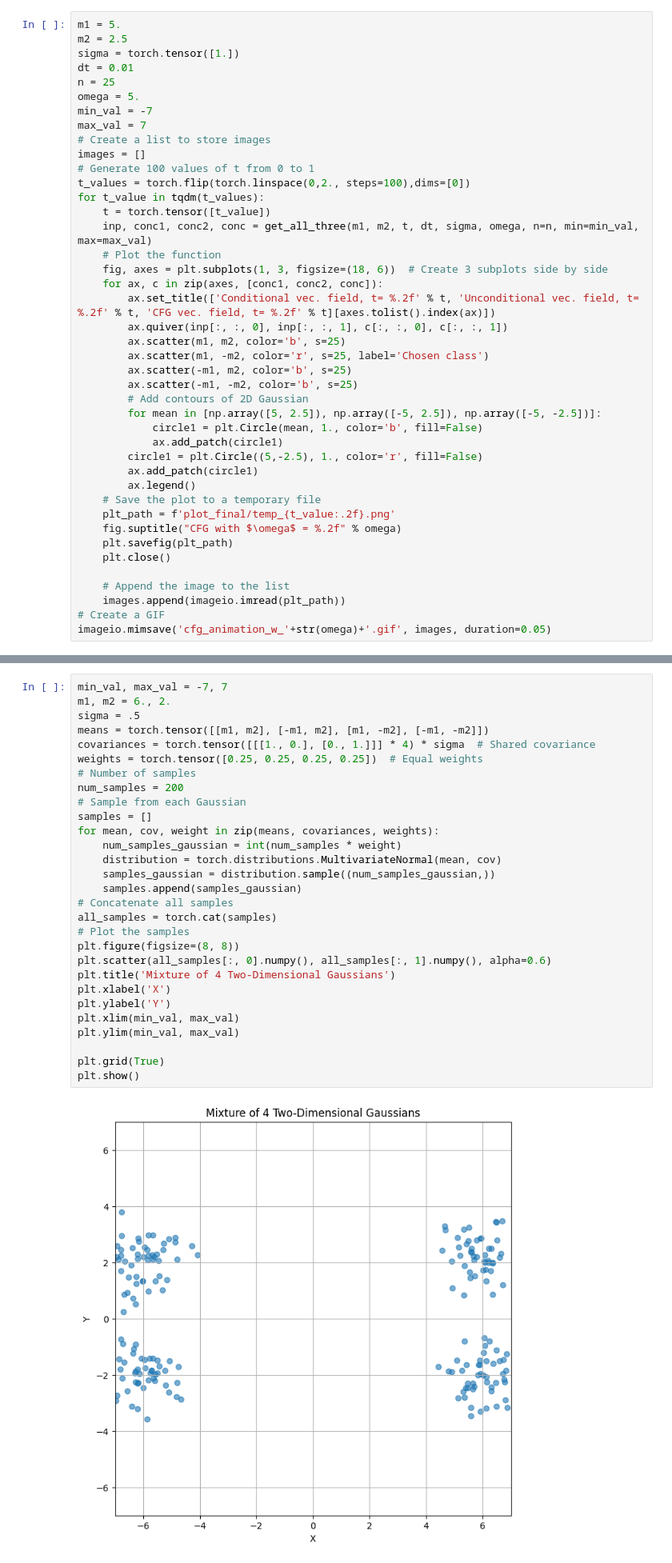
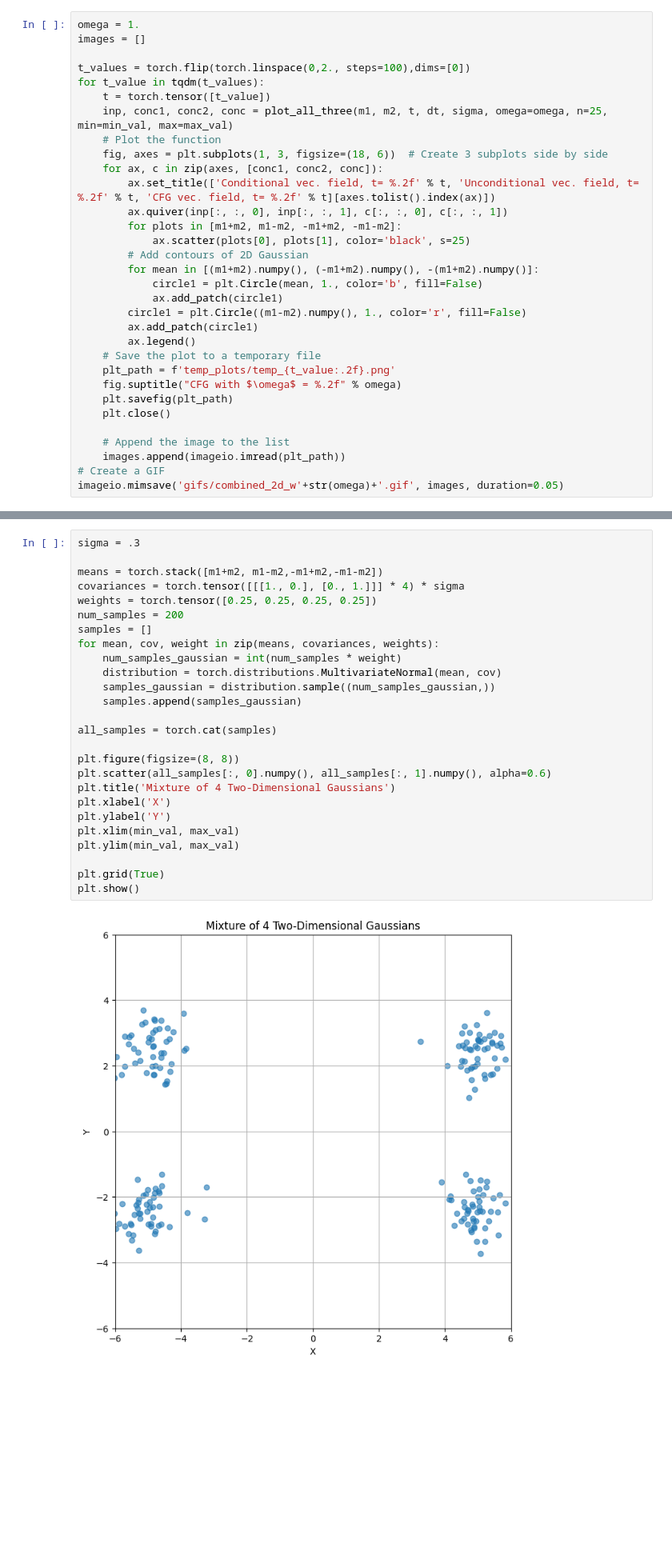
Before and after one commit to krunolp/cfg_theory, a Jupyter notebook: 2dgauss.ipynb, the cells around one changed output, grey strips where cells are left out. Shown at 80% size. Cells and saved outputs as stored; diff of their text form; blank space fills up the shorter version.

```diff
--- a/2dgauss.ipynb
+++ b/2dgauss.ipynb
@@ -207,37 +171,27 @@ _, _, _, _= get_all_three(m1, m2, t, dt, sigma, 5., n=25, min=-7, max=7, plot=Tr
 # %%
-m1 = 5.
-m2 = 2.5
-sigma = torch.tensor([1.])
-dt = 0.01
-n = 25
-omega = 5.
-min_val = -7
-max_val = 7
-# Create a list to store images
+omega = 1.
 images = []
-# Generate 100 values of t from 0 to 1
+
 t_values = torch.flip(torch.linspace(0,2., steps=100),dims=[0])
 for t_value in tqdm(t_values):
     t = torch.tensor([t_value])
-    inp, conc1, conc2, conc = get_all_three(m1, m2, t, dt, sigma, omega, n=n, min=min_val, max=max_val)
+    inp, conc1, conc2, conc = plot_all_three(m1, m2, t, dt, sigma, omega=omega, n=25, min=min_val, max=max_val)
     # Plot the function
     fig, axes = plt.subplots(1, 3, figsize=(18, 6))  # Create 3 subplots side by side
     for ax, c in zip(axes, [conc1, conc2, conc]):
         ax.set_title(['Conditional vec. field, t= %.2f' % t, 'Unconditional vec. field, t= %.2f' % t, 'CFG vec. field, t= %.2f' % t][axes.tolist().index(ax)])
         ax.quiver(inp[:, :, 0], inp[:, :, 1], c[:, :, 0], c[:, :, 1])
-        ax.scatter(m1, m2, color='b', s=25)
-        ax.scatter(m1, -m2, color='r', s=25, label='Chosen class')
-        ax.scatter(-m1, m2, color='b', s=25)
-        ax.scatter(-m1, -m2, color='b', s=25)
+        for plots in [m1+m2, m1-m2, -m1+m2, -m1-m2]:
+            ax.scatter(plots[0], plots[1], color='black', s=25)
         # Add contours of 2D Gaussian
-        for mean in [np.array([5, 2.5]), np.array([-5, 2.5]), np.array([-5, -2.5])]:
+        for mean in [(m1+m2).numpy(), (-m1+m2).numpy(), -(m1+m2).numpy()]:
             circle1 = plt.Circle(mean, 1., color='b', fill=False)
             ax.add_patch(circle1)
-        circle1 = plt.Circle((5,-2.5), 1., color='r', fill=False)
+        circle1 = plt.Circle((m1-m2).numpy(), 1., color='r', fill=False)
         ax.add_patch(circle1)
         ax.legend()
     # Save the plot to a temporary file
-    plt_path = f'plot_final/temp_{t_value:.2f}.png'
+    plt_path = f'temp_plots/temp_{t_value:.2f}.png'
     fig.suptitle("CFG with $\omega$ = %.2f" % omega)
     plt.savefig(plt_path)
     plt.close()
@@ -245,4 +199,4 @@ for t_value in tqdm(t_values):
     # Append the image to the list
     images.append(imageio.imread(plt_path))
 # Create a GIF
-imageio.mimsave('cfg_animation_w_'+str(omega)+'.gif', images, duration=0.05)
+imageio.mimsave('gifs/combined_2d_w'+str(omega)+'.gif', images, duration=0.05)
@@ -251,32 +205,29 @@ imageio.mimsave('cfg_animation_w_'+str(omega)+'.gif', images, duration=0.05)
 # %%
-min_val, max_val = -7, 7
-m1, m2 = 6., 2.
-sigma = .5
-means = torch.tensor([[m1, m2], [-m1, m2], [m1, -m2], [-m1, -m2]])
-covariances = torch.tensor([[[1., 0.], [0., 1.]]] * 4) * sigma  # Shared covariance
-weights = torch.tensor([0.25, 0.25, 0.25, 0.25])  # Equal weights
-# Number of samples
+sigma = .3
+
+means = torch.stack([m1+m2, m1-m2,-m1+m2,-m1-m2])
+covariances = torch.tensor([[[1., 0.], [0., 1.]]] * 4) * sigma
+weights = torch.tensor([0.25, 0.25, 0.25, 0.25])
 num_samples = 200
-# Sample from each Gaussian
 samples = []
 for mean, cov, weight in zip(means, covariances, weights):
     num_samples_gaussian = int(num_samples * weight)
     distribution = torch.distributions.MultivariateNormal(mean, cov)
     samples_gaussian = distribution.sample((num_samples_gaussian,))
     samples.append(samples_gaussian)
-# Concatenate all samples
+
 all_samples = torch.cat(samples)
-# Plot the samples
+
 plt.figure(figsize=(8, 8))
 plt.scatter(all_samples[:, 0].numpy(), all_samples[:, 1].numpy(), alpha=0.6)
 plt.title('Mixture of 4 Two-Dimensional Gaussians')
 plt.xlabel('X')
 plt.ylabel('Y')
 plt.xlim(min_val, max_val)
 plt.ylim(min_val, max_val)
 
 plt.grid(True)
 plt.show()
 # %% [output]
-[figure, old version]
+[figure, new version]
 # %%
```
Also changed, not shown: parts of 23 cells of this notebook, 1 other file.
